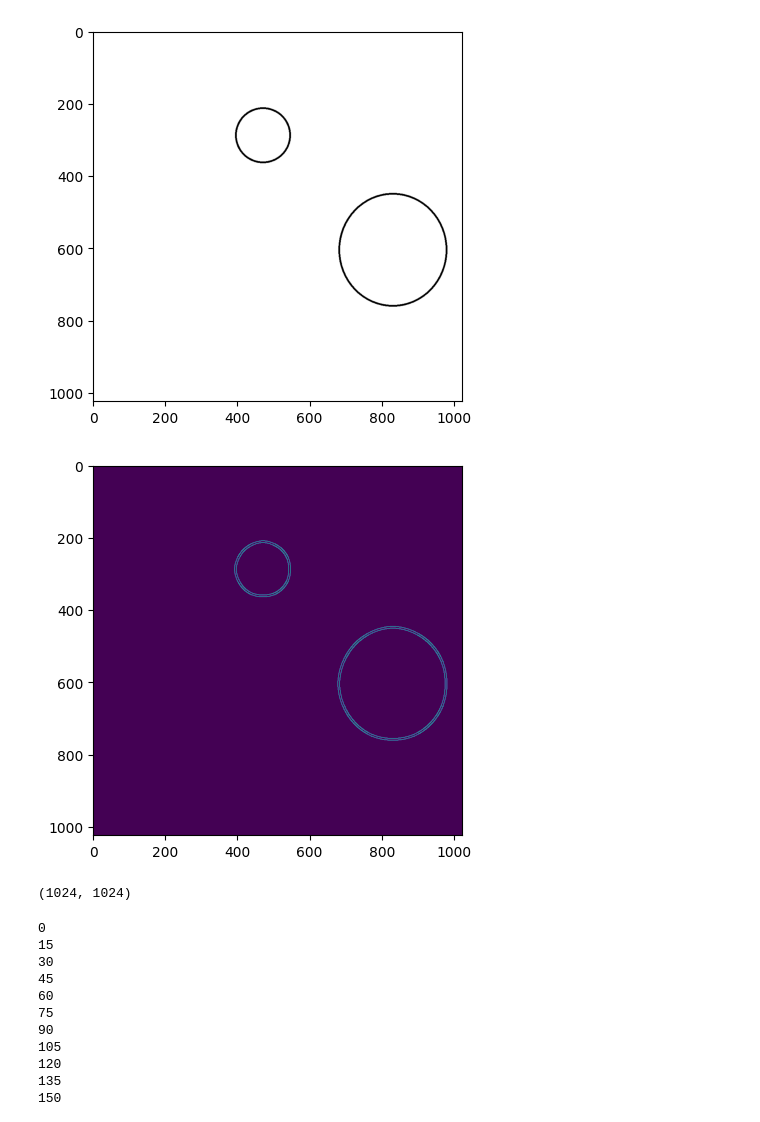
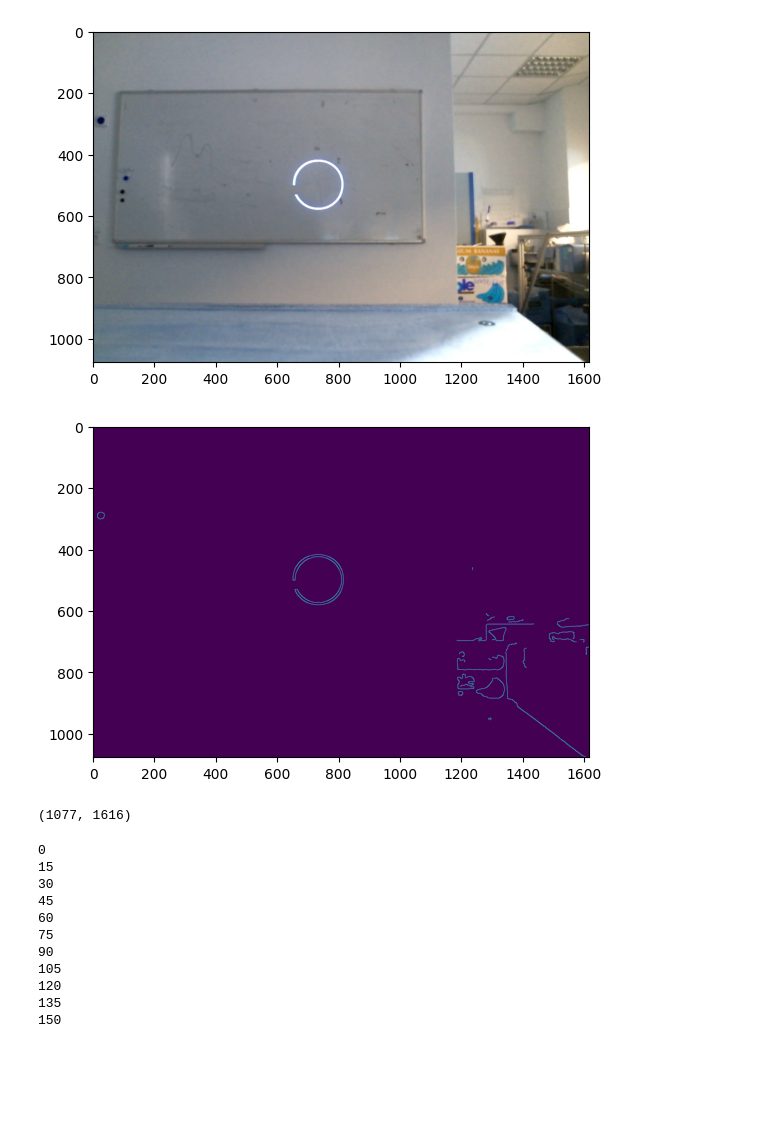
Before and after one commit to MKesenheimer/LaserFlySwatter, a Jupyter notebook: my_hough.ipynb, the cells around one changed output. Saved outputs shown, nothing was run; the diff lists cells and outputs as text; code cells hidden in the pictures; blank space fills up the shorter version.

```diff
--- a/my_hough.ipynb
+++ b/my_hough.ipynb
@@ -11,16 +11,16 @@ print(os.listdir())
 # %%
-test_img=cv2.imread("images/test_hough_circle.png")
+test_img=cv2.imread("images/circle2_part2.jpg")
 plt.imshow(test_img)
 plt.show()
 # %% [output]
-[figure, old version]
+[figure, new version]
 # %%
 canny=cv2.Canny(cv2.blur(test_img,(5,5)),100,200)
 plt.imshow(canny)
 plt.show()
 canny.shape
 # %% [output]
-[figure, old version]
+[figure, new version]
-(1024, 1024)
+(1077, 1616)
 # %%
 edge_pixels=np.where(canny==255)
```
Also changed, not shown: parts of 4 cells of this notebook, 7 other files.
